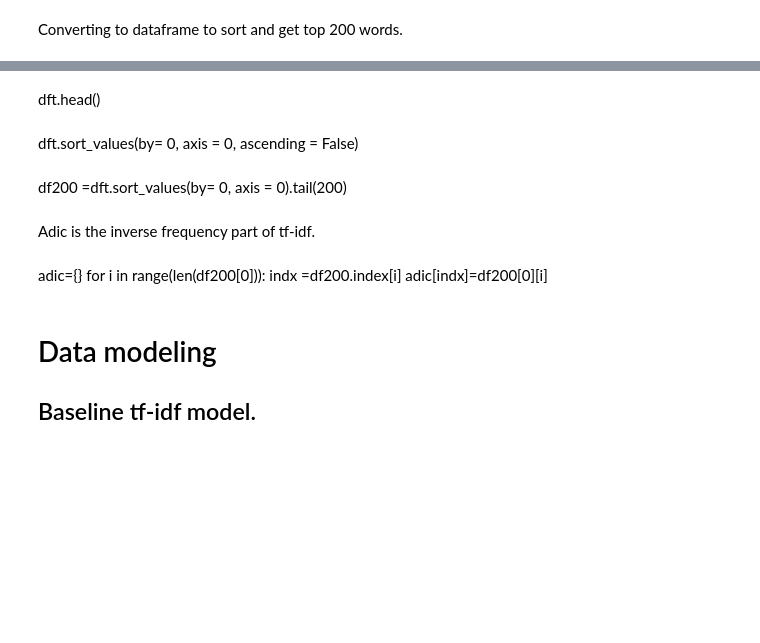
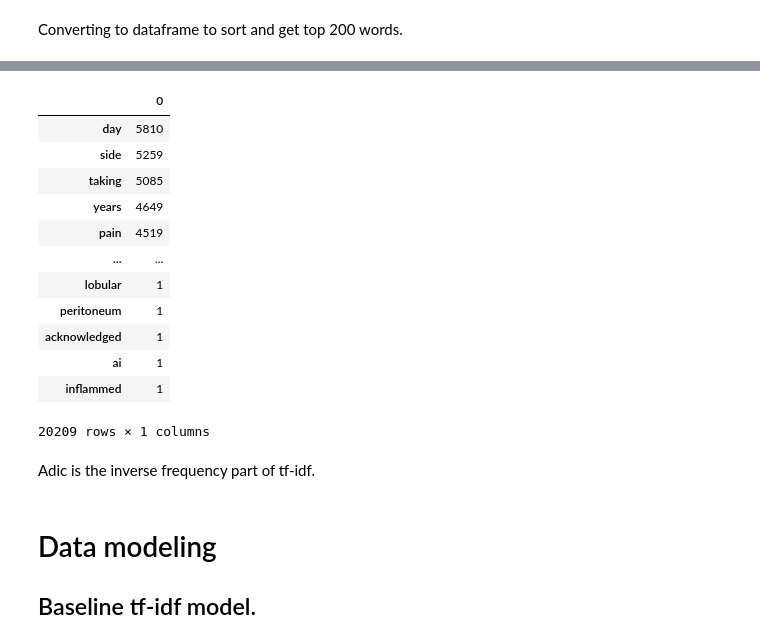
Before and after one commit to jmarksk/DrugReviewAnalysis, a Jupyter notebook: drugReviews.ipynb, the cells around one changed output, grey strips where cells are left out. Cells and saved outputs as stored; diff of their text form; code cells hidden in the pictures; blank space fills up the shorter version.

```diff
--- a/drugReviews.ipynb
+++ b/drugReviews.ipynb
@@ -306,6 +233,0 @@ dft=df.transpose()
-# %% [markdown]
-dft.head()
-# %% [markdown]
-dft.sort_values(by= 0, axis = 0, ascending = False)
-# %% [markdown]
-df200 =dft.sort_values(by= 0, axis = 0).tail(200)
@@ -311,0 +238,16 @@ df200 =dft.sort_values(by= 0, axis = 0).tail(200)
+# %%
+dft.sort_values(by= 0, axis = 0, ascending = False)
+# %% [output]
+|  | 0 |
+| day | 5810 |
+| side | 5259 |
+| taking | 5085 |
+| years | 4649 |
+| pain | 4519 |
+| ... | ... |
+| lobular | 1 |
+| peritoneum | 1 |
+| acknowledged | 1 |
+| ai | 1 |
+| inflammed | 1 |
+20209 rows × 1 columns
@@ -312,7 +256,2 @@ df200 =dft.sort_values(by= 0, axis = 0).tail(200)
 # %% [markdown]
 Adic is the inverse frequency part of tf-idf.
-# %% [markdown]
-adic={}
-for i in range(len(df200[0])):
-    indx =df200.index[i]
-    adic[indx]=df200[0][i]
```
Also changed, not shown: parts of 62 cells of this notebook, 1 other file.
